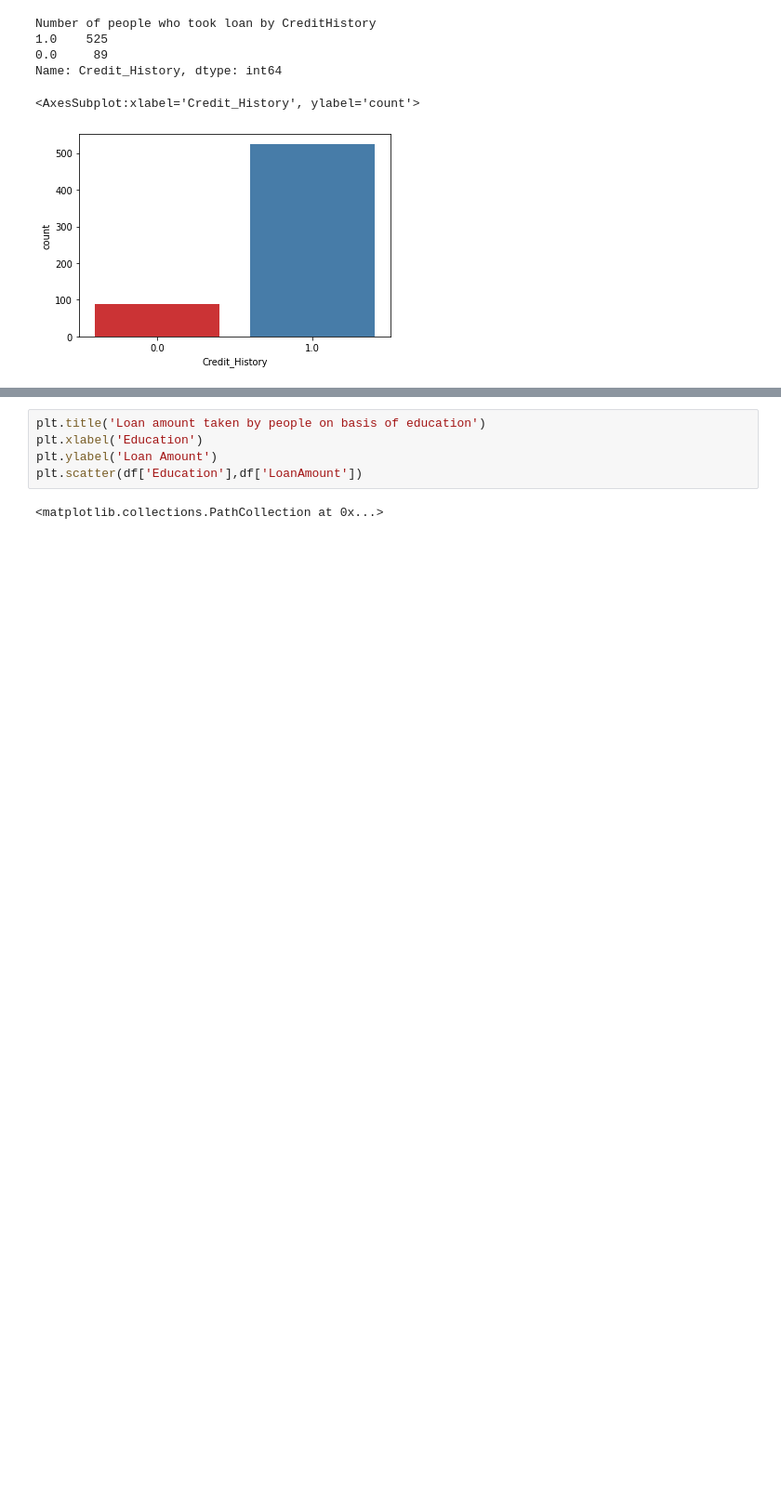
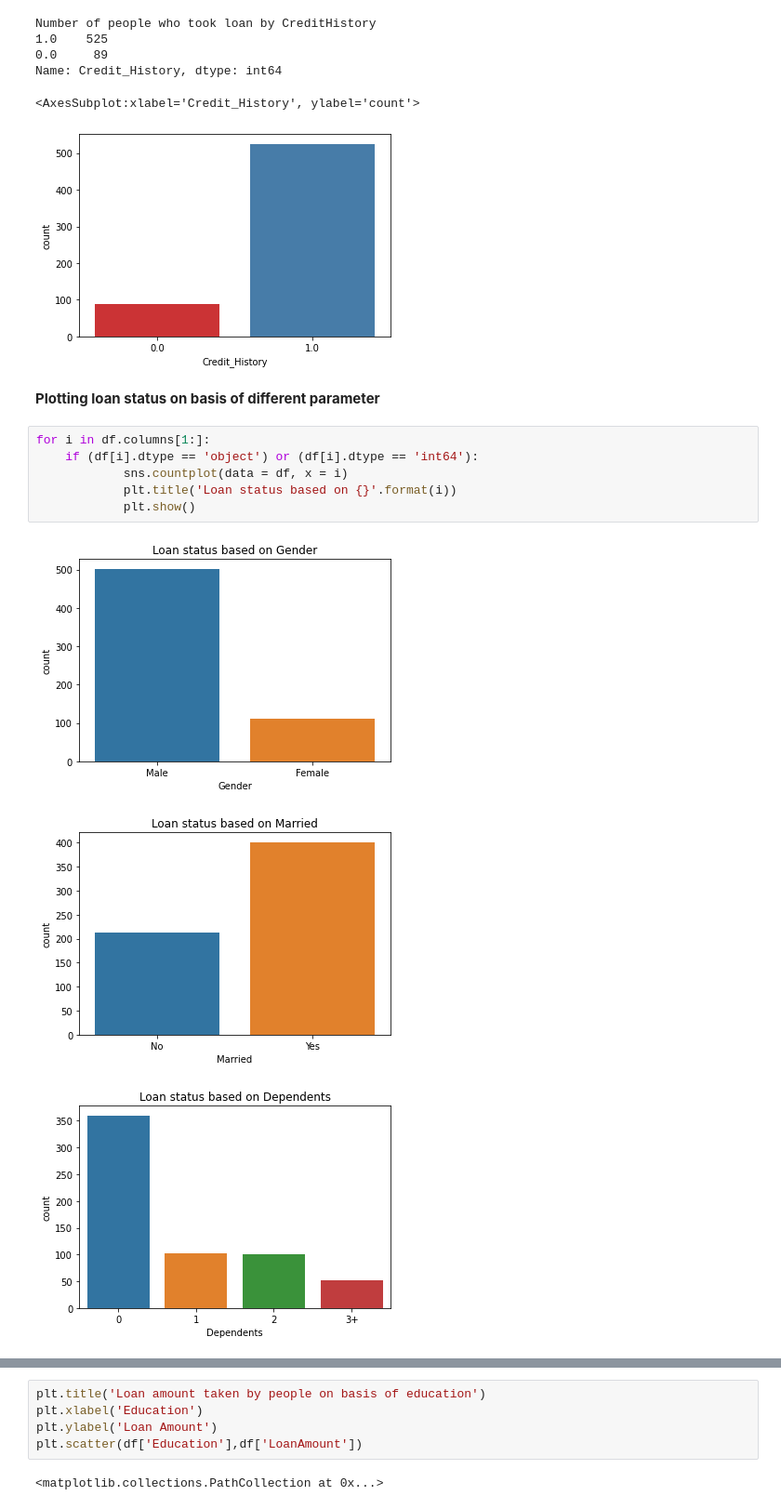
Before and after one commit to BibekRai44/Loan-Approval-Analysis, a Jupyter notebook: loan-approval-analysis.ipynb, the cells around one changed output, grey strips where cells are left out. Shown at 93% size. Saved outputs shown, nothing was run; the diff lists cells and outputs as text; blank space fills up the shorter version.

Commit message:
count-lot

```diff
--- a/loan-approval-analysis.ipynb
+++ b/loan-approval-analysis.ipynb
@@ -281,3 +281,15 @@ Number of people who took loan by CreditHistory
 Name: Credit_History, dtype: int64
 <AxesSubplot:xlabel='Credit_History', ylabel='count'>
 [figure]
+# %% [markdown]
+**Plotting loan status on basis of different parameter**
+# %%
+for i in df.columns[1:]:
+    if (df[i].dtype == 'object') or (df[i].dtype == 'int64'):
+            sns.countplot(data = df, x = i)
+            plt.title('Loan status based on {}'.format(i))
+            plt.show()
+# %% [output]
+[figure, added]
+[figure, added]
+[figure, added]
```
Also changed, not shown: parts of 3 cells of this notebook.
